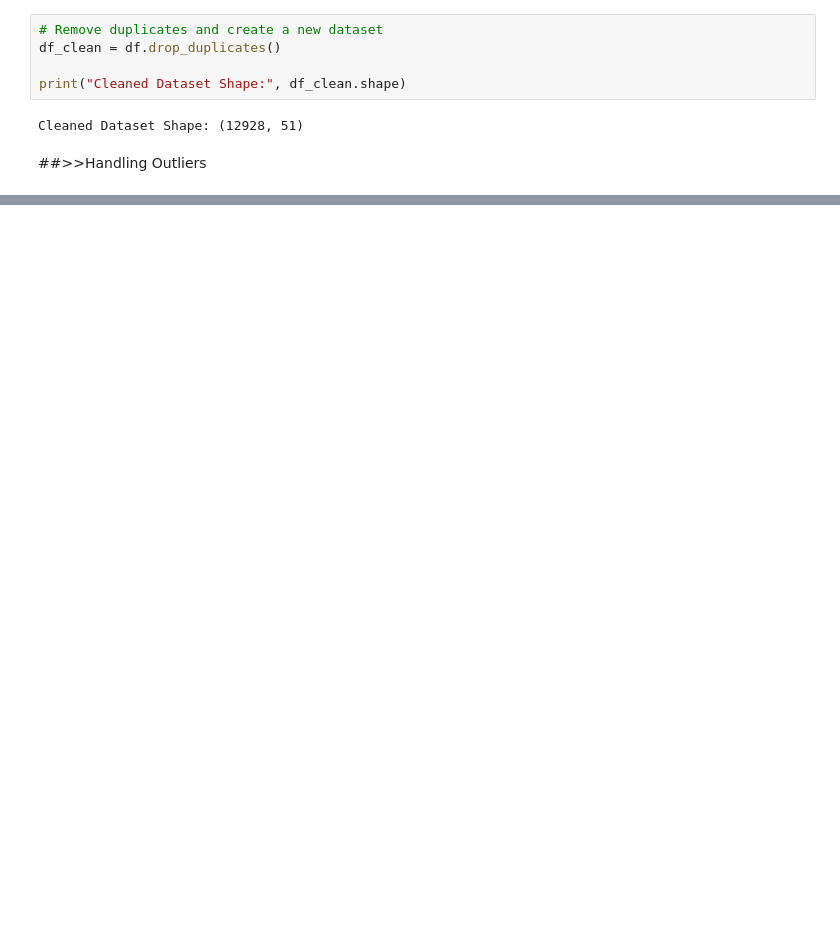
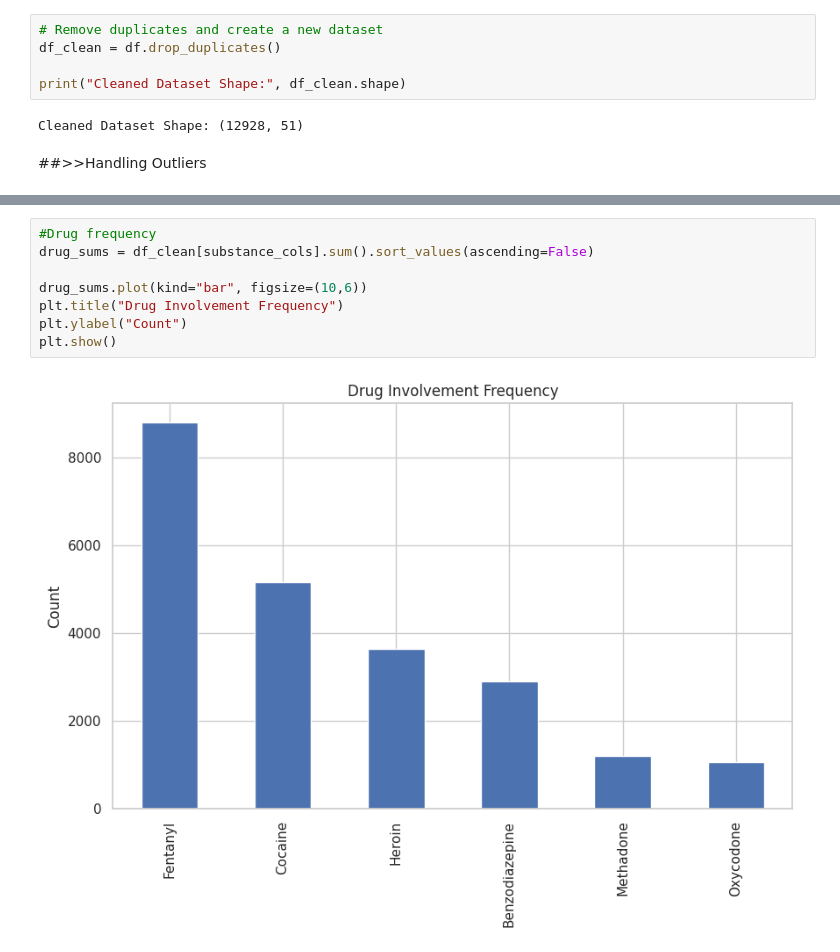
Before and after one commit to KrisDA-1/NU_Pandas, a Jupyter notebook: BD_Drug_related_deaths.ipynb, the cells around one changed output, grey strips where cells are left out. Saved outputs shown, nothing was run; the diff lists cells and outputs as text; blank space fills up the shorter version.

```diff
--- a/BD_Drug_related_deaths.ipynb
+++ b/BD_Drug_related_deaths.ipynb
@@ -527,0 +273,10 @@ Reject H₀: The proportion of fentanyl-involved deaths has increased significan
+# %%
+#Drug frequency
+drug_sums = df_clean[substance_cols].sum().sort_values(ascending=False)
+
+drug_sums.plot(kind="bar", figsize=(10,6))
+plt.title("Drug Involvement Frequency")
+plt.ylabel("Count")
+plt.show()
+# %% [output]
+[figure, added]
```
Also changed, not shown: parts of 65 cells of this notebook.
